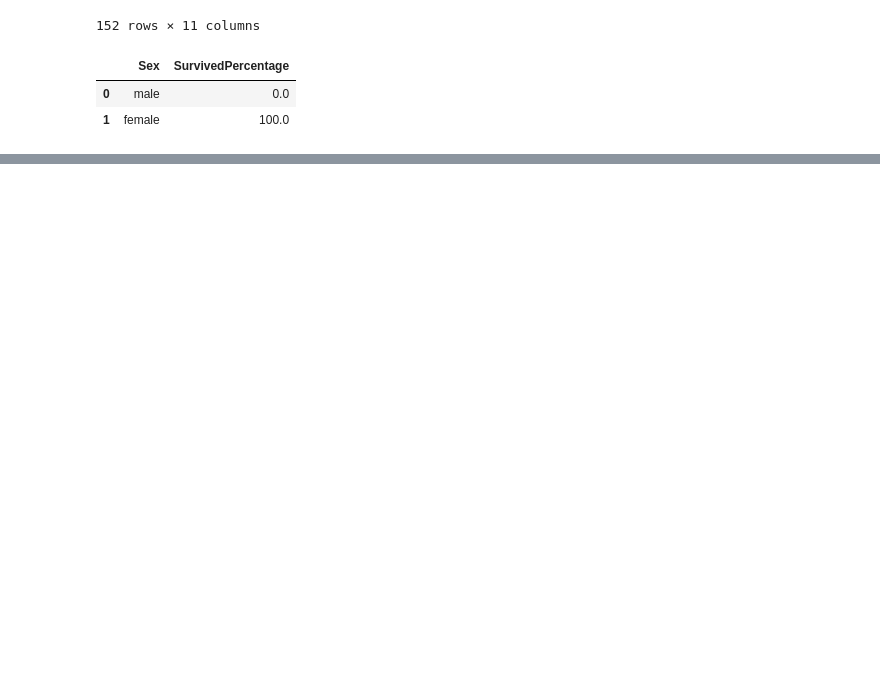
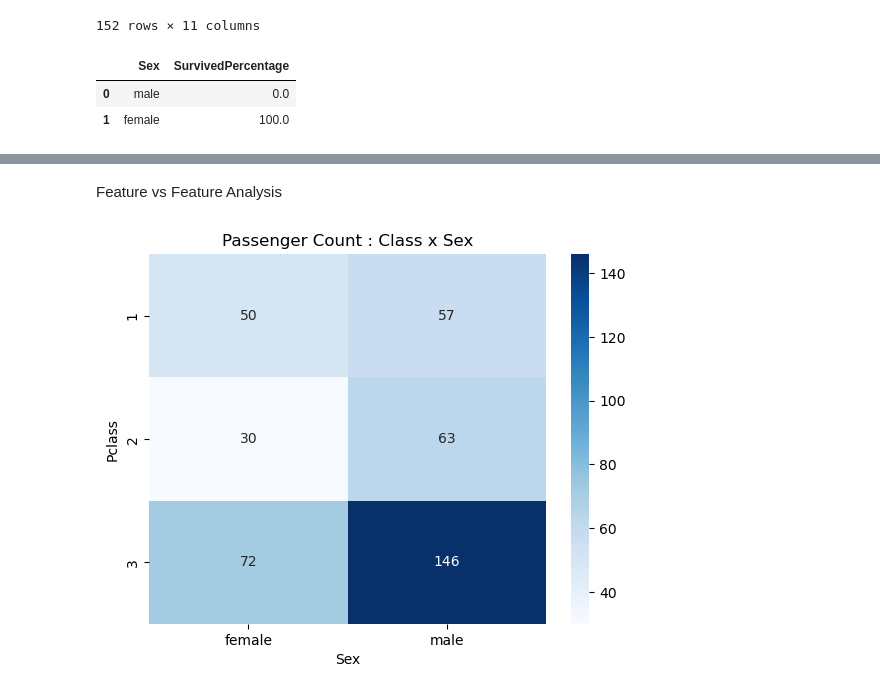
Before and after one commit to ZestyClose25/Titanic-survival-EDA, a Jupyter notebook: main.ipynb, the cells around one changed output, grey strips where cells are left out. Cells and saved outputs as stored; diff of their text form; code cells hidden in the pictures; blank space fills up the shorter version.

```diff
--- a/main.ipynb
+++ b/main.ipynb
@@ -166,0 +263,10 @@ SexSurvivedPercentageDF
+# %% [markdown]
+Feature vs Feature Analysis
+# %%
+#CrossTab Heatmap
+crossTab = pd.crosstab(df['Pclass'], df['Sex'])
+sns.heatmap(crossTab, annot=True, cmap='Blues', fmt='d')
+plot.title('Passenger Count : Class x Sex')
+plot.show()
+# %% [output]
+[figure, added]
```
Also changed, not shown: parts of 34 cells of this notebook.
